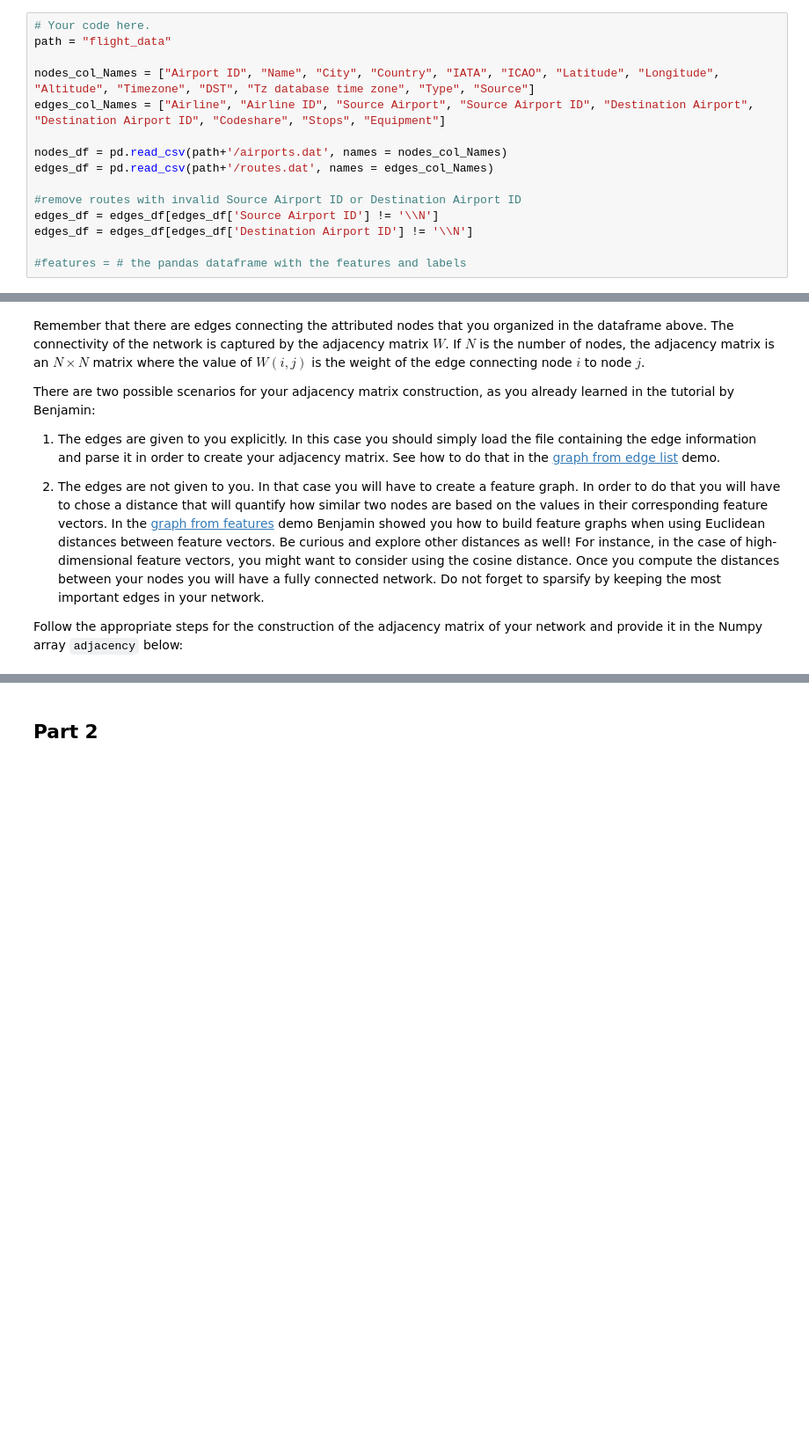
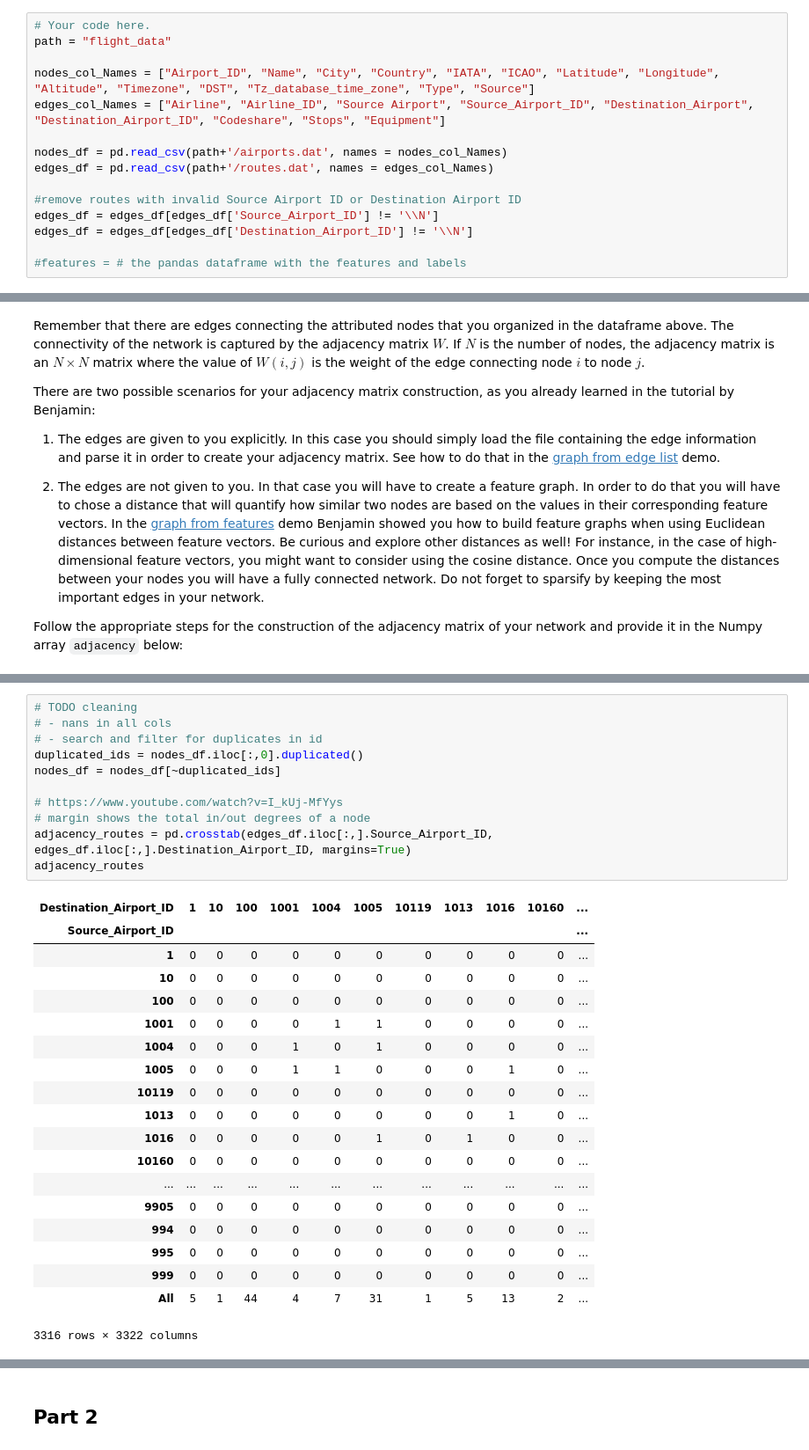
Before and after one commit to weberjoe/NTDS-MS-1-Route2-911, a Jupyter notebook: 1_network_properties.ipynb, the cells around one changed output, grey strips where cells are left out. Shown: that part at 88% size. Cells and saved outputs as stored; diff of their text form; blank space fills up the shorter version.

```diff
--- a/1_network_properties.ipynb
+++ b/1_network_properties.ipynb
@@ -41,14 +41,14 @@ It is possible that in some of the projects either the features or the labels ar
 # Your code here.
 path = "flight_data"
 
-nodes_col_Names = ["Airport ID", "Name", "City", "Country", "IATA", "ICAO", "Latitude", "Longitude", "Altitude", "Timezone", "DST", "Tz database time zone", "Type", "Source"]
-edges_col_Names = ["Airline", "Airline ID", "Source Airport", "Source Airport ID", "Destination Airport", "Destination Airport ID", "Codeshare", "Stops", "Equipment"]
+nodes_col_Names = ["Airport_ID", "Name", "City", "Country", "IATA", "ICAO", "Latitude", "Longitude", "Altitude", "Timezone", "DST", "Tz_database_time_zone", "Type", "Source"]
+edges_col_Names = ["Airline", "Airline_ID", "Source Airport", "Source_Airport_ID", "Destination_Airport", "Destination_Airport_ID", "Codeshare", "Stops", "Equipment"]
 
 nodes_df = pd.read_csv(path+'/airports.dat', names = nodes_col_Names)
 edges_df = pd.read_csv(path+'/routes.dat', names = edges_col_Names)
 
 #remove routes with invalid Source Airport ID or Destination Airport ID
-edges_df = edges_df[edges_df['Source Airport ID'] != '\\N']
-edges_df = edges_df[edges_df['Destination Airport ID'] != '\\N']
+edges_df = edges_df[edges_df['Source_Airport_ID'] != '\\N']
+edges_df = edges_df[edges_df['Destination_Airport_ID'] != '\\N']
 
 #features = # the pandas dataframe with the features and labels
@@ -80,3 +93,34 @@ Follow the appropriate steps for the construction of the adjacency matrix of you
+# %%
+# TODO cleaning
+# - nans in all cols
+# - search and filter for duplicates in id
+duplicated_ids = nodes_df.iloc[:,0].duplicated()
+nodes_df = nodes_df[~duplicated_ids]
+
+# https://www.youtube.com/watch?v=I_kUj-MfYys
+# margin shows the total in/out degrees of a node
+adjacency_routes = pd.crosstab(edges_df.iloc[:,].Source_Airport_ID, edges_df.iloc[:,].Destination_Airport_ID, margins=True)
+adjacency_routes
+# %% [output]
+| Destination_Airport_ID | 1 | 10 | 100 | 1001 | 1004 | 1005 | 10119 | 1013 | 1016 | 10160 | ... |
+| Source_Airport_ID |  |  |  |  |  |  |  |  |  |  | ... |
+| 1 | 0 | 0 | 0 | 0 | 0 | 0 | 0 | 0 | 0 | 0 | ... |
+| 10 | 0 | 0 | 0 | 0 | 0 | 0 | 0 | 0 | 0 | 0 | ... |
+| 100 | 0 | 0 | 0 | 0 | 0 | 0 | 0 | 0 | 0 | 0 | ... |
+| 1001 | 0 | 0 | 0 | 0 | 1 | 1 | 0 | 0 | 0 | 0 | ... |
+| 1004 | 0 | 0 | 0 | 1 | 0 | 1 | 0 | 0 | 0 | 0 | ... |
+| 1005 | 0 | 0 | 0 | 1 | 1 | 0 | 0 | 0 | 1 | 0 | ... |
+| 10119 | 0 | 0 | 0 | 0 | 0 | 0 | 0 | 0 | 0 | 0 | ... |
+| 1013 | 0 | 0 | 0 | 0 | 0 | 0 | 0 | 0 | 1 | 0 | ... |
+| 1016 | 0 | 0 | 0 | 0 | 0 | 1 | 0 | 1 | 0 | 0 | ... |
+| 10160 | 0 | 0 | 0 | 0 | 0 | 0 | 0 | 0 | 0 | 0 | ... |
+| ... | ... | ... | ... | ... | ... | ... | ... | ... | ... | ... | ... |
+| 9905 | 0 | 0 | 0 | 0 | 0 | 0 | 0 | 0 | 0 | 0 | ... |
+| 994 | 0 | 0 | 0 | 0 | 0 | 0 | 0 | 0 | 0 | 0 | ... |
+| 995 | 0 | 0 | 0 | 0 | 0 | 0 | 0 | 0 | 0 | 0 | ... |
+| 999 | 0 | 0 | 0 | 0 | 0 | 0 | 0 | 0 | 0 | 0 | ... |
+| All | 5 | 1 | 44 | 4 | 7 | 31 | 1 | 5 | 13 | 2 | ... |
+3316 rows × 3322 columns
 # %%
 # Your code here
 '''
```
Also changed, not shown: parts of 7 cells of this notebook.
